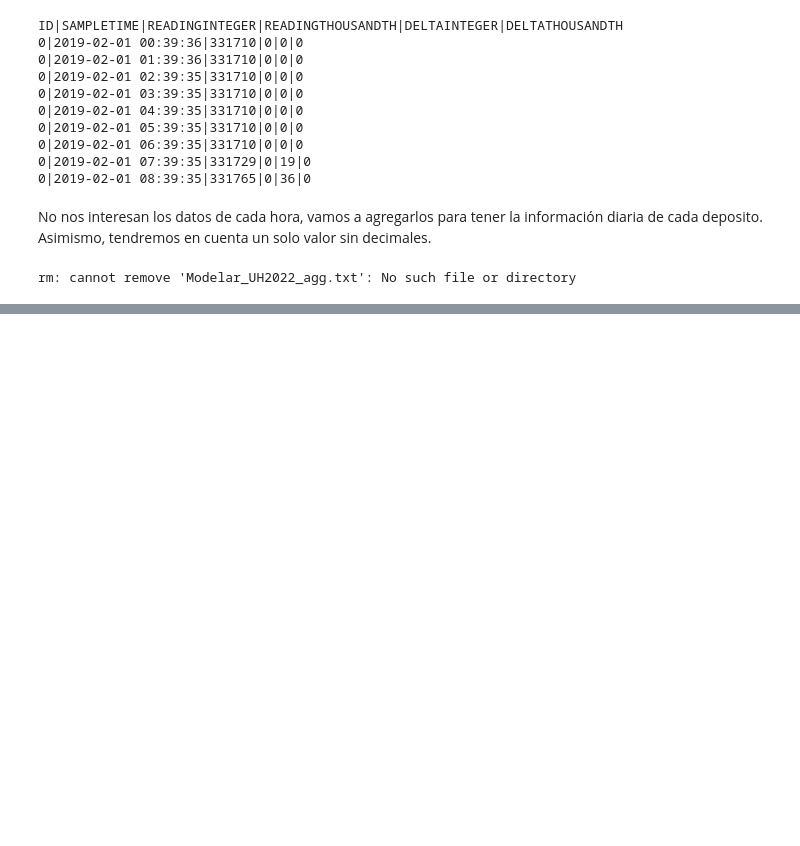
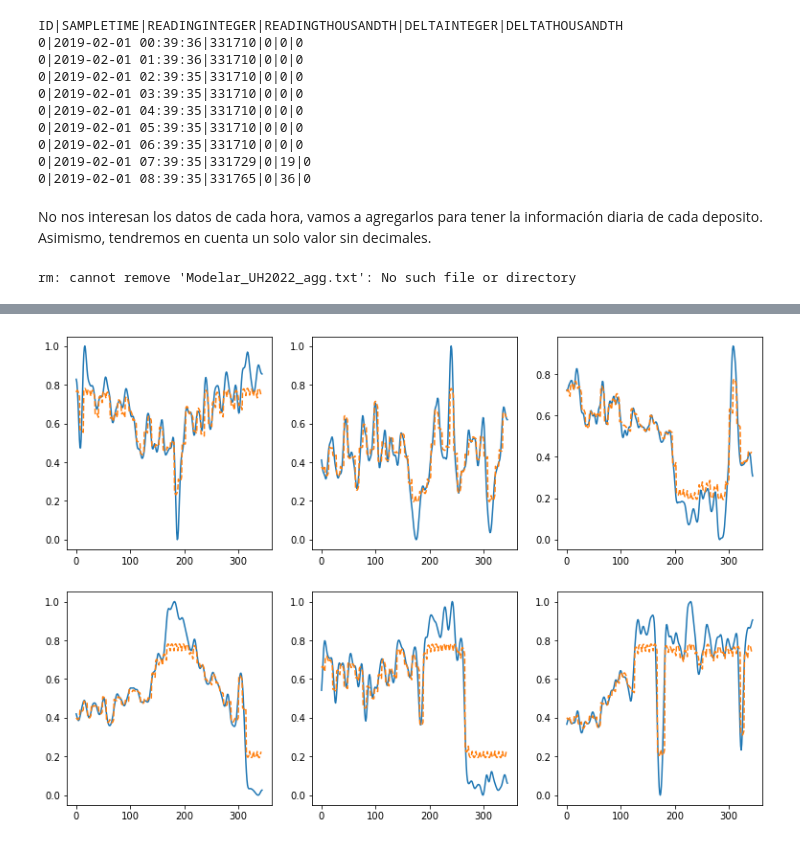
Before and after one commit to Qaraqororum/datatlon_cajamar, a Jupyter notebook: script predicción.ipynb, the cells around one changed output, grey strips where cells are left out. Saved outputs shown, nothing was run; the diff lists cells and outputs as text; code cells hidden in the pictures; blank space fills up the shorter version.

```diff
--- a/script predicción.ipynb
+++ b/script predicción.ipynb
@@ -164,0 +222,10 @@ RuntimeError: array type dtype('O') not supported
+# %%
+#la creamos
+input=tf.keras.layers.Input(shape=[20,1])
+x=tf.keras.layers.LSTM(30,return_sequences=True)(input)
+x=tf.keras.layers.LSTM(60,return_sequences=False)(x)
+x=tf.keras.layers.Dense(50,activation="relu",kernel_regularizer="l2")(x)
+x=tf.keras.layers.Dense(7,activation="sigmoid",kernel_regularizer="l2")(x)
+
+model=tf.keras.Model(input,x)
+model.summary()
@@ -164,0 +252,4 @@ RuntimeError: array type dtype('O') not supported
+# %%
+#la entrenamos
+model.compile(optimizer="adam",loss="mse")
+hist=model.fit(x_train,y_train,epochs=20,batch_size=128,validation_split=0.2)
@@ -164,0 +274,12 @@ RuntimeError: array type dtype('O') not supported
+# %%
+#veamos los resultados
+plt.figure(figsize=(13,9))
+for i,m in enumerate([23,56,76,43,12,65]):
+  plt.subplot(2,3,i+1)
+  a=pred_model2(model,datos_g[1][m],7)
+  a.shape
+  a=a.flatten()
+  plt.plot(datos_g[1][m][20:])
+  plt.plot(a,"--")
+# %% [output]
+[figure, added]
```
Also changed, not shown: parts of 14 cells of this notebook, 1 other file.
